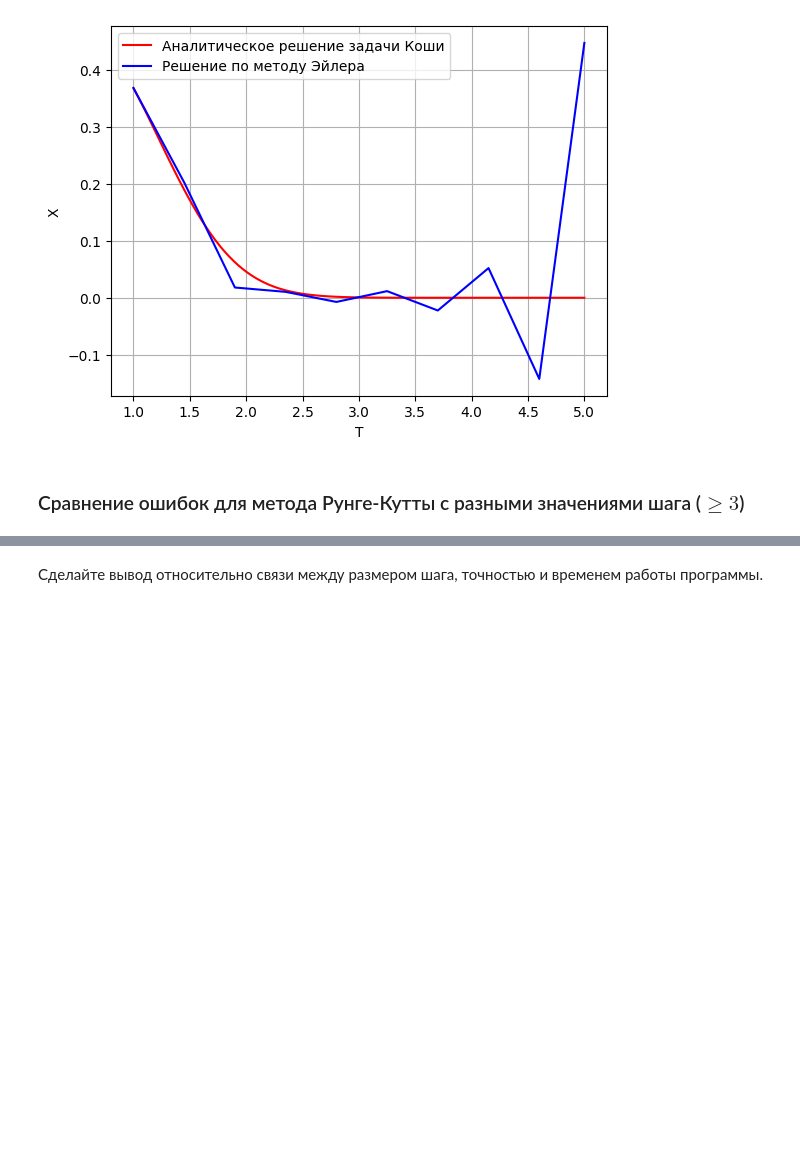
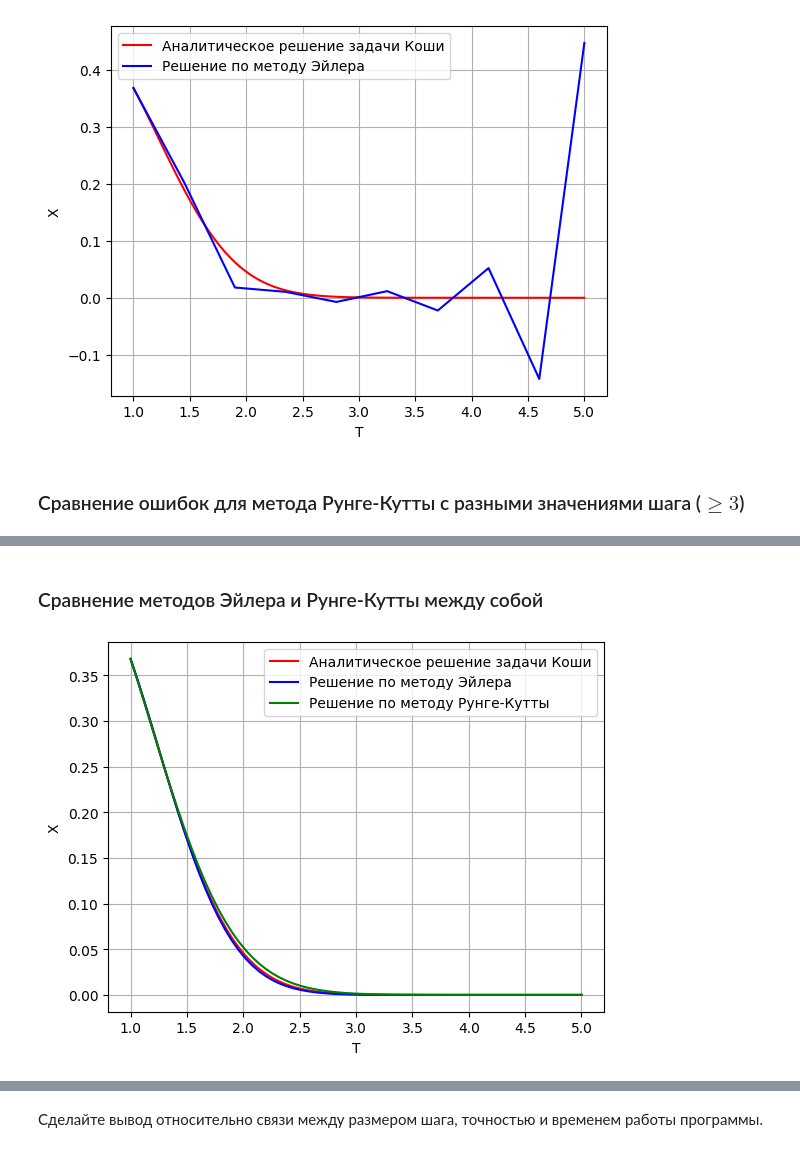
Before and after one commit to dimassolovev/differential-equations, a Jupyter notebook: lab_1.ipynb, the cells around one changed output, grey strips where cells are left out. Cells and saved outputs as stored; diff of their text form; code cells hidden in the pictures; blank space fills up the shorter version.

```diff
--- a/lab_1.ipynb
+++ b/lab_1.ipynb
@@ -389,0 +438,21 @@ plot_arr(runge_kutta_t, runge_kutta_x, "blue", "Решение по методу
+# %% [markdown]
+### Сравнение методов Эйлера и Рунге-Кутты между собой
+# %%
+'''
+Разница в ошибках при одинаковых шагах
+'''
+
+# Начальные условия
+t_segment = [1, 5]
+x_0 = [np.exp(-1)]
+
+dt = 0.06
+runge_kutta_t, runge_kutta_x = Runge_Kutta_method(f, t_segment, x_0, dt)
+euler_t, euler_x = Euler_method(f, t_segment, x_0, dt)
+
+
+plot_func(t_segment, phi, "red", "Aналитическое решение задачи Коши")
+plot_arr(euler_t, euler_x, "blue", "Решение по методу Эйлера")
+plot_arr(runge_kutta_t, runge_kutta_x, "green", "Решение по методу Рунге-Кутты")
+# %% [output]
+[figure, added]
```
Also changed, not shown: parts of 14 cells of this notebook.
